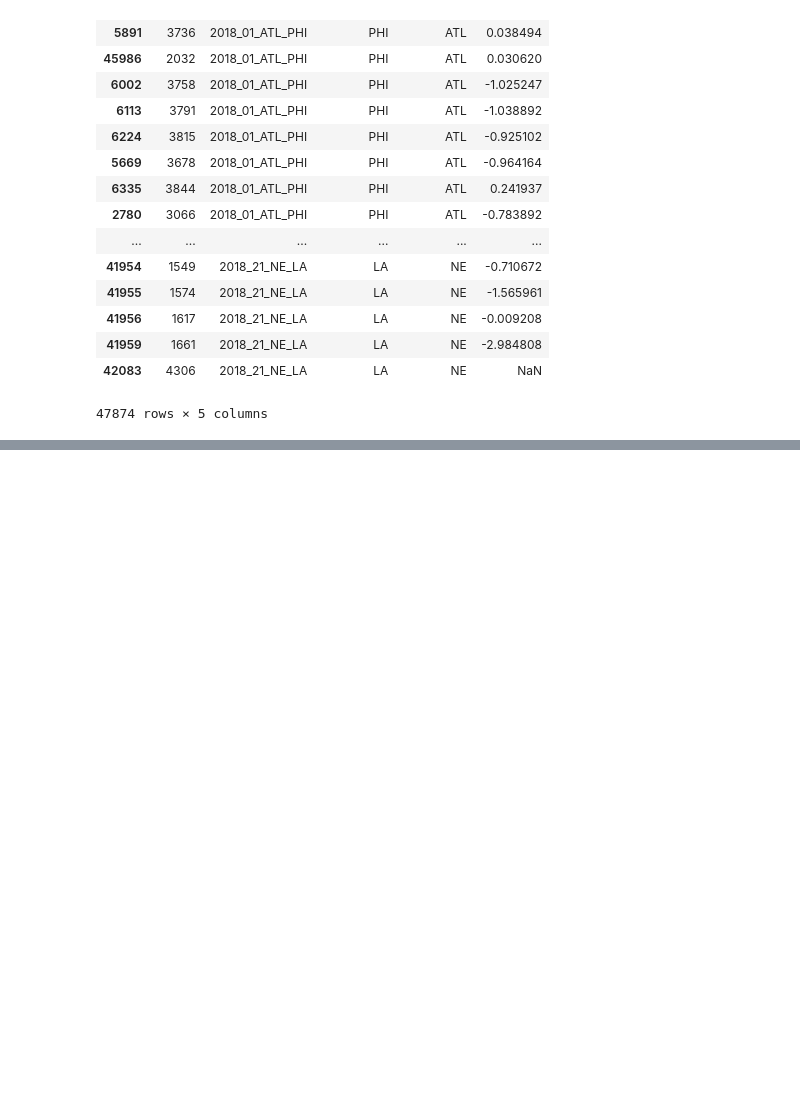
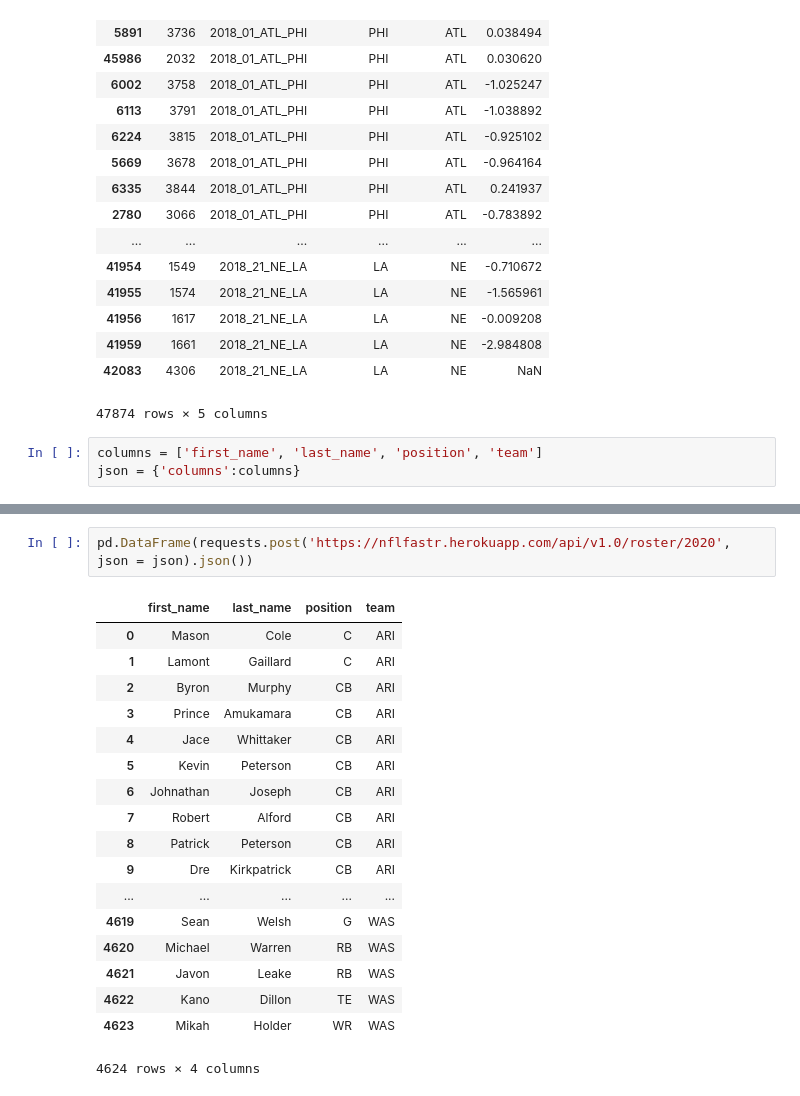
Before and after one commit to mmpatterson/nflfastr, a Jupyter notebook: Untitled.ipynb, the cells around one changed output, grey strips where cells are left out. Cells and saved outputs as stored; diff of their text form; blank space fills up the shorter version.

```diff
--- a/Untitled.ipynb
+++ b/Untitled.ipynb
@@ -68,4 +68,7 @@ pd.DataFrame(requests.post('https://nflfastr.herokuapp.com/api/v1.0/play-by-play
 | 41959 | 1661 | 2018_21_NE_LA | LA | NE | -2.984808 |
 | 42083 | 4306 | 2018_21_NE_LA | LA | NE | NaN |
 47874 rows × 5 columns
+# %%
+columns = ['first_name', 'last_name', 'position', 'team']
+json = {'columns':columns}
 # %%
@@ -74,0 +94,21 @@ requests.get('https://nflfastr.herokuapp.com/api/v1.0/roster/aggregate')
+# %%
+pd.DataFrame(requests.post('https://nflfastr.herokuapp.com/api/v1.0/roster/2020', json = json).json())
+# %% [output]
+|  | first_name | last_name | position | team |
+| 0 | Mason | Cole | C | ARI |
+| 1 | Lamont | Gaillard | C | ARI |
+| 2 | Byron | Murphy | CB | ARI |
+| 3 | Prince | Amukamara | CB | ARI |
+| 4 | Jace | Whittaker | CB | ARI |
+| 5 | Kevin | Peterson | CB | ARI |
+| 6 | Johnathan | Joseph | CB | ARI |
+| 7 | Robert | Alford | CB | ARI |
+| 8 | Patrick | Peterson | CB | ARI |
+| 9 | Dre | Kirkpatrick | CB | ARI |
+| ... | ... | ... | ... | ... |
+| 4619 | Sean | Welsh | G | WAS |
+| 4620 | Michael | Warren | RB | WAS |
+| 4621 | Javon | Leake | RB | WAS |
+| 4622 | Kano | Dillon | TE | WAS |
+| 4623 | Mikah | Holder | WR | WAS |
+4624 rows × 4 columns
```
Also changed, not shown: parts of 1 cell of this notebook, 1 other file.
